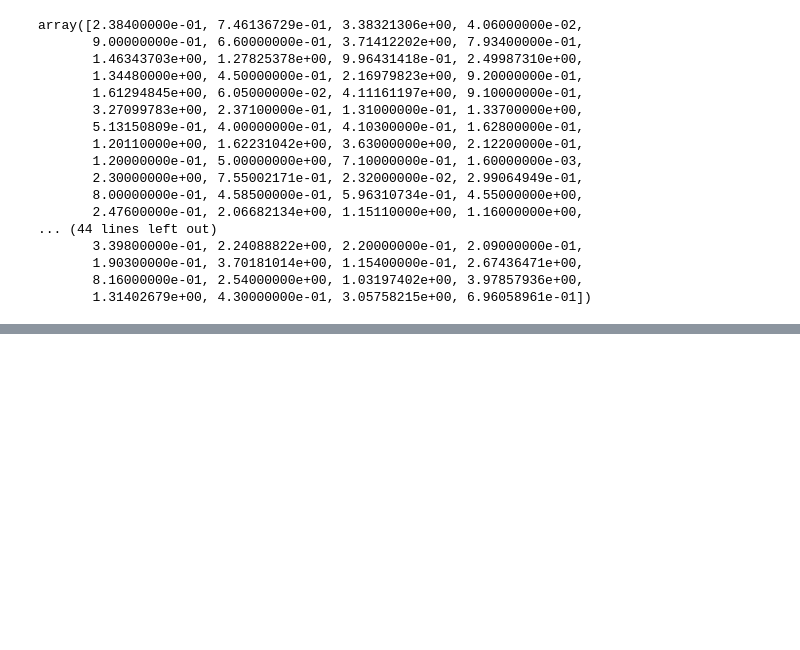
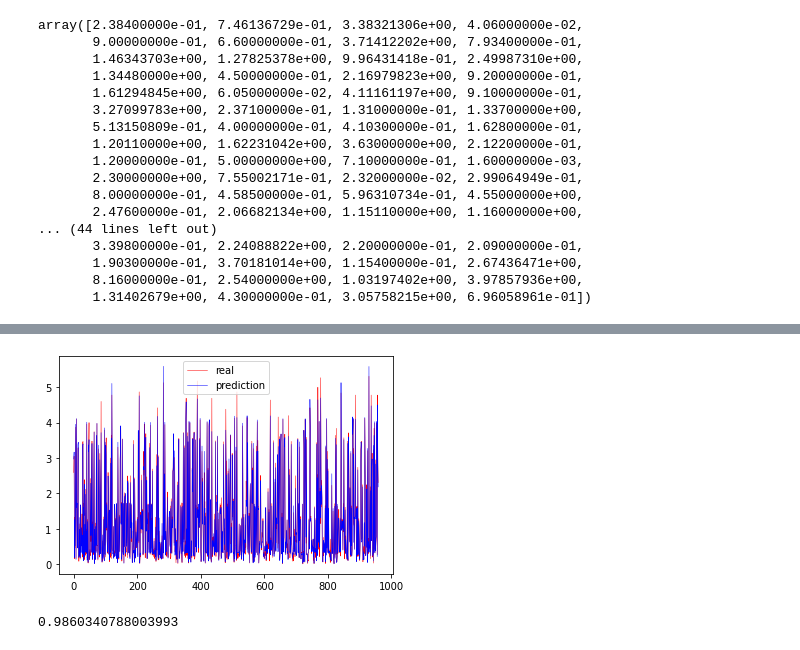
Before and after one commit to Rezaparsazadeh/CO2, a Jupyter notebook: Untitled5_(4).ipynb, the cells around one changed output, grey strips where cells are left out. Saved outputs shown, nothing was run; the diff lists cells and outputs as text; code cells hidden in the pictures; blank space fills up the shorter version.

```diff
--- a/Untitled5_(4).ipynb
+++ b/Untitled5_(4).ipynb
@@ -478,3 +514,15 @@ plt.show()
+# %%
+plt.figure(2)
+plt.plot(y_train,color='r',linewidth=0.5,label='real')
+plt.plot(prediction,color='b',linewidth=0.5,label='prediction')
+plt.legend()
+plt.show()
+# %% [output]
+[figure, added]
+# %%
+R=print(metrics.r2_score(y_train, prediction))
+# %% [output]
+0.9860340788003993
 # %%
 R=print(metrics.r2_score(y_test, predictions))
 # %% [output]
```
Also changed, not shown: parts of 27 cells of this notebook.
